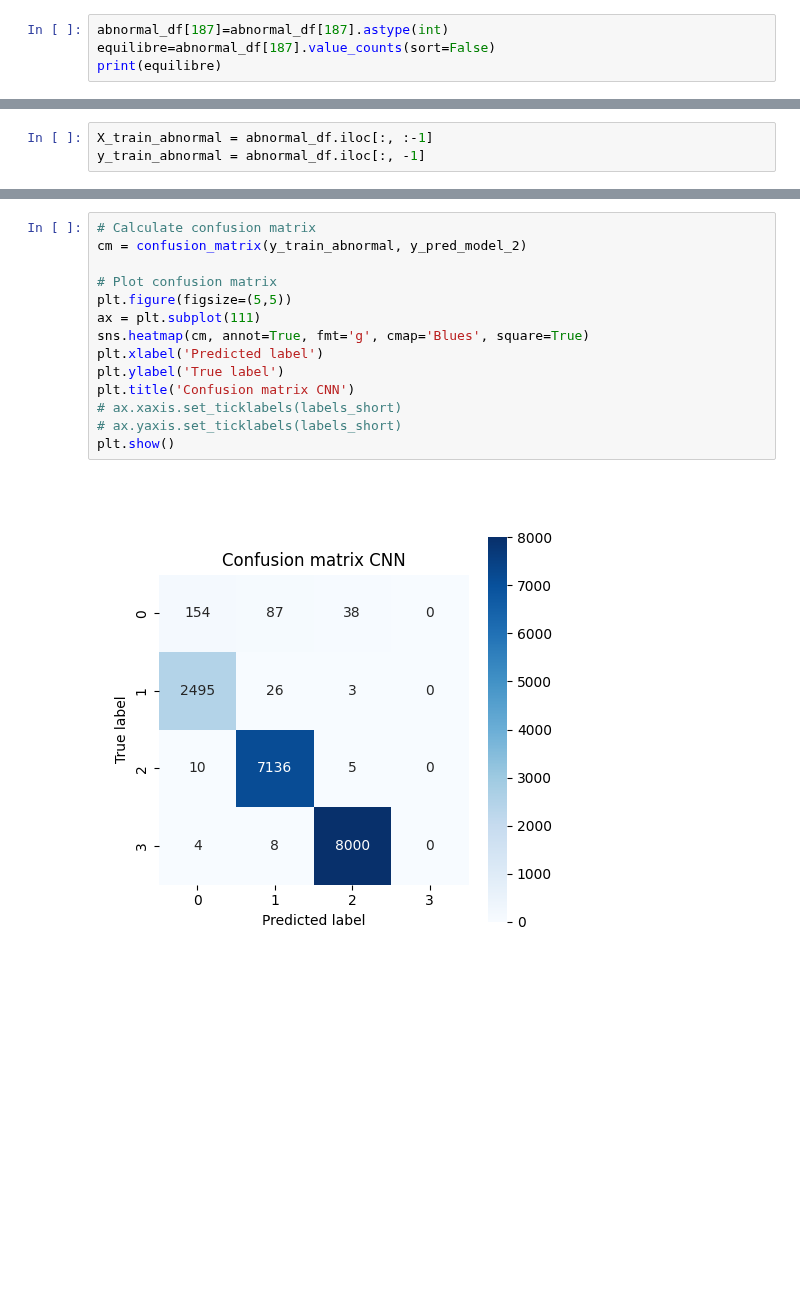
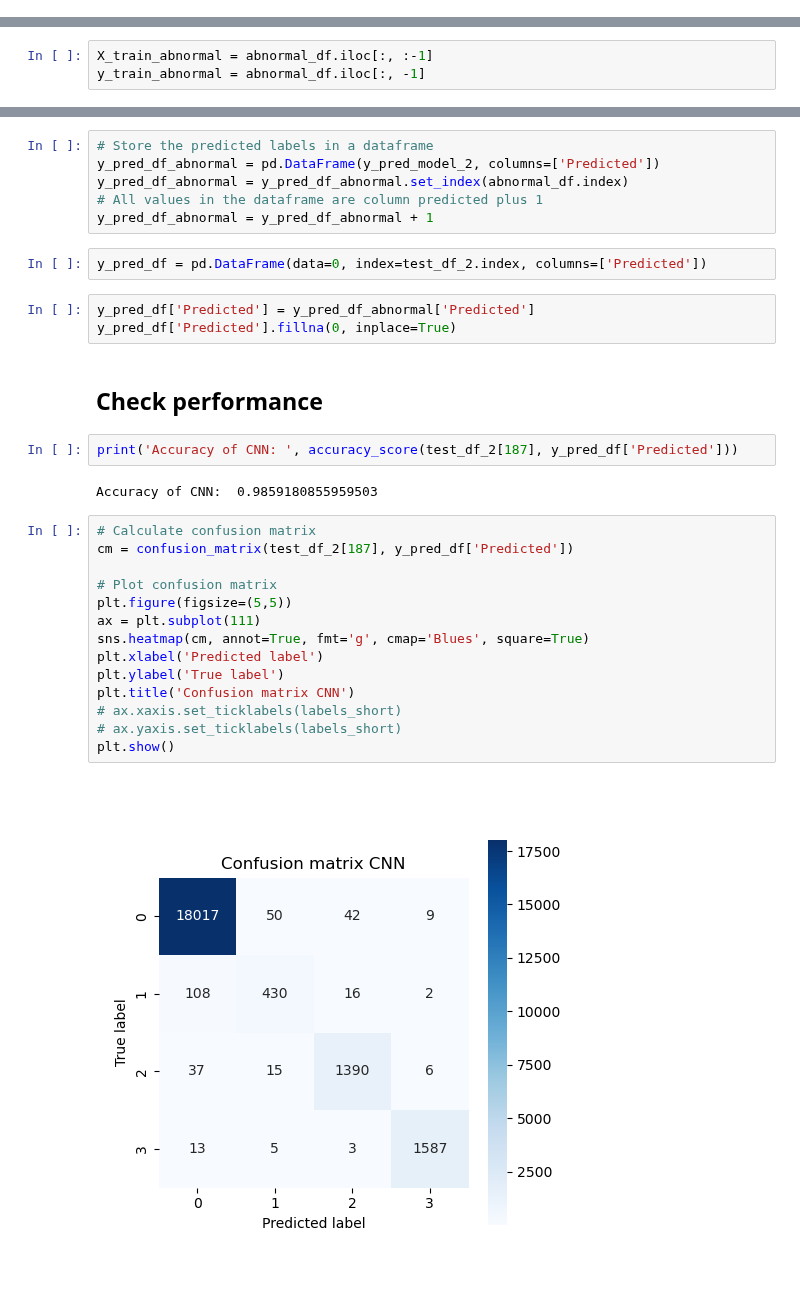
Before and after one commit to JespervanGils/DL-Project-ECG, a Jupyter notebook: DL_Project_ECG_MIT-BIH_Iteration_4_3.ipynb, the cells around one changed output, grey strips where cells are left out. Saved outputs shown, nothing was run; the diff lists cells and outputs as text; blank space fills up the shorter version.

```diff
--- a/DL_Project_ECG_MIT-BIH_Iteration_4_3.ipynb
+++ b/DL_Project_ECG_MIT-BIH_Iteration_4_3.ipynb
@@ -257,4 +255,0 @@ abnormal_df = full_df_2[y_pred_model_1 == 1]
-# %%
-abnormal_df[187]=abnormal_df[187].astype(int)
-equilibre=abnormal_df[187].value_counts(sort=False)
-print(equilibre)
@@ -287,16 +265,33 @@ Accuracy of CNN:  0.010297228097517533
+# %%
+# Store the predicted labels in a dataframe
+y_pred_df_abnormal = pd.DataFrame(y_pred_model_2, columns=['Predicted'])
+y_pred_df_abnormal = y_pred_df_abnormal.set_index(abnormal_df.index)
+# All values in the dataframe are column predicted plus 1
+y_pred_df_abnormal = y_pred_df_abnormal + 1
+# %%
+y_pred_df = pd.DataFrame(data=0, index=test_df_2.index, columns=['Predicted'])
+# %%
+y_pred_df['Predicted'] = y_pred_df_abnormal['Predicted']
+y_pred_df['Predicted'].fillna(0, inplace=True)
+# %% [markdown]
+## Check performance
+# %%
+print('Accuracy of CNN: ', accuracy_score(test_df_2[187], y_pred_df['Predicted']))
+# %% [output]
+Accuracy of CNN:  0.9859180855959503
 # %%
 # Calculate confusion matrix
-cm = confusion_matrix(y_train_abnormal, y_pred_model_2)
+cm = confusion_matrix(test_df_2[187], y_pred_df['Predicted'])
 
 # Plot confusion matrix
 plt.figure(figsize=(5,5))
 ax = plt.subplot(111)
 sns.heatmap(cm, annot=True, fmt='g', cmap='Blues', square=True)
 plt.xlabel('Predicted label')
 plt.ylabel('True label')
 plt.title('Confusion matrix CNN')
 # ax.xaxis.set_ticklabels(labels_short)
 # ax.yaxis.set_ticklabels(labels_short)
 plt.show()
 # %% [output]
-[figure, old version]
+[figure, new version]
```
Also changed, not shown: parts of 14 cells of this notebook, 2 other files.
